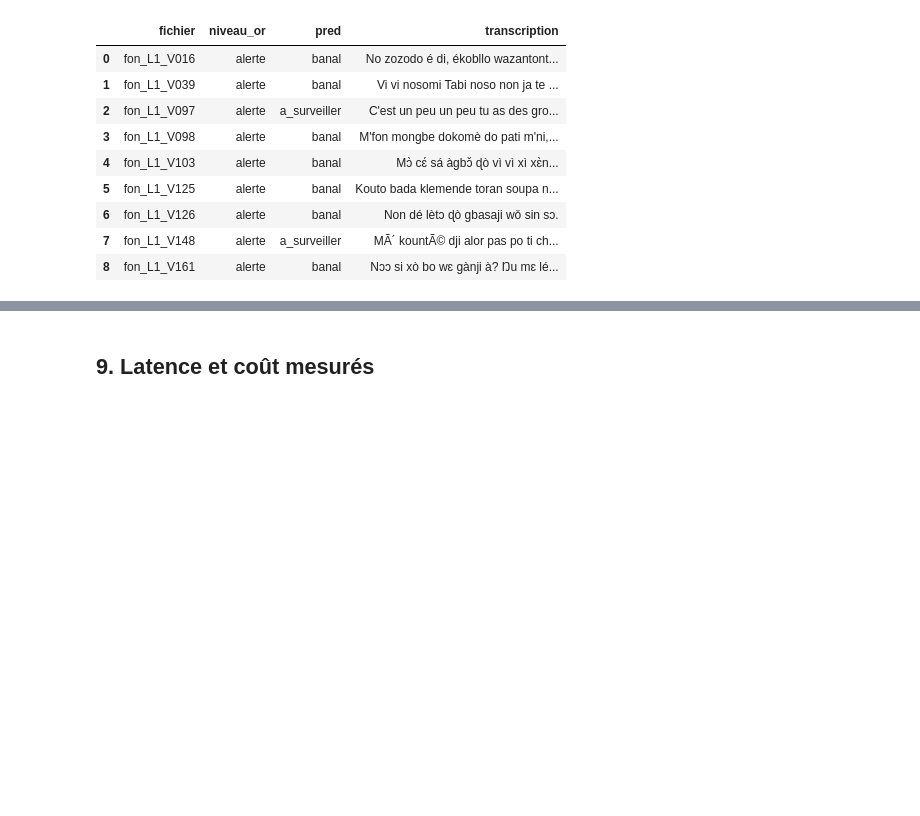
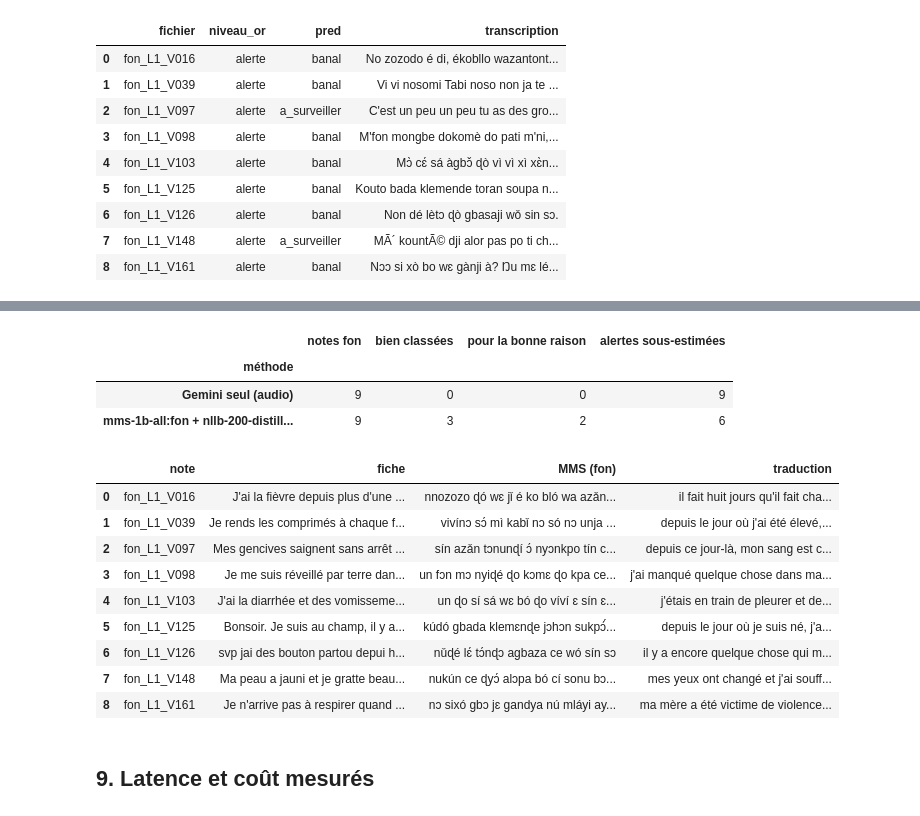
Before and after one commit to yantekouarabiatou/-vihepat, a Jupyter notebook: ia/VIHEPAT_evaluation_IA.ipynb, the cells around one changed output, grey strips where cells are left out. Cells and saved outputs as stored; diff of their text form; code cells hidden in the pictures; blank space fills up the shorter version.

```diff
--- a/ia/VIHEPAT_evaluation_IA.ipynb
+++ b/ia/VIHEPAT_evaluation_IA.ipynb
@@ -481,3 +487,52 @@ Sous-triages en fon : 9
+# %%
+fichiers_fon = sorted((IA / "resultats").glob("fon_mms_*.jsonl"))
+fon_pistes = pd.DataFrame()
+if not fichiers_fon:
+    print("Piste fon pas encore exécutée (VIHEPAT_fon_MMS_NLLB.ipynb sur Colab)")
+else:
+    def dernier_par_id(f):
+        d = {}
+        for l in f.read_text(encoding="utf-8").splitlines():
+            x = json.loads(l); d[x["id"]] = x
+        return d
+    sources = {"Gemini seul (audio)": {k: v for k, v in (G.charger(cache_reel)[0] if cache_reel.exists() else {}).items() if k.startswith("fon_")}}
+    for f in fichiers_fon:
+        d = dernier_par_id(f)
+        nom = next(iter(d.values()))["modeles"].replace("gemini-3.5-flash-lite", "Gemini")
+        sources[nom] = d
+    ids = sorted(set.intersection(*(set(s) for s in sources.values())))
+    lignes = []
+    for nom, src in sources.items():
+        juste = raison_ok = sous = 0
+        for i in ids:
+            r = src[i]
+            if not r.get("ok"): continue
+            v = df.loc[i.split("_")[-1]]; x = r["extraction"]; p = niveau_depuis_extraction(x, v.traitement_recent)
+            cles = set(v.signes_graves) or set(v.symptomes) - {"autre"}
+            raison = bool(cles & (set(x["signes_graves"]) | set(x["symptomes"])))
+            juste += p == v.niveau_or; raison_ok += p == v.niveau_or and raison; sous += ORDRE[p] < ORDRE[v.niveau_or]
+        lignes.append({"méthode": nom, "notes fon": len(ids), "bien classées": juste, "pour la bonne raison": raison_ok,
+                       "alertes sous-estimées": sous})
+    fon_pistes = pd.DataFrame(lignes).set_index("méthode")
+    display(fon_pistes)
+    exemple = dernier_par_id(fichiers_fon[0])
+    display(pd.DataFrame([{"note": i, "fiche": df.texte[i.split("_")[-1]], "MMS (fon)": exemple[i]["texte_fon"],
+                           "traduction": exemple[i]["texte_fr"]} for i in ids]))
+# %% [output]
+|  | notes fon | bien classées | pour la bonne raison | alertes sous-estimées |
+| méthode |  |  |  |  |
+| Gemini seul (audio) | 9 | 0 | 0 | 9 |
+| mms-1b-all:fon + nllb-200-distill... | 9 | 3 | 2 | 6 |
+|  | note | fiche | MMS (fon) | traduction |
+| 0 | fon_L1_V016 | J'ai la fièvre depuis plus d'une ... | nnozozo ɖó wɛ jǐ é ko bló wa azǎn... | il fait huit jours qu'il fait cha... |
+| 1 | fon_L1_V039 | Je rends les comprimés à chaque f... | vivínɔ sɔ́ mì kabǐ nɔ só nɔ unja ... | depuis le jour où j'ai été élevé,... |
+| 2 | fon_L1_V097 | Mes gencives saignent sans arrêt ... | sín azǎn tɔnunɖí ɔ́ nyɔnkpo tín c... | depuis ce jour-là, mon sang est c... |
+| 3 | fon_L1_V098 | Je me suis réveillé par terre dan... | un fɔn mɔ nyiɖé ɖo kɔmɛ ɖo kpa ce... | j'ai manqué quelque chose dans ma... |
+| 4 | fon_L1_V103 | J'ai la diarrhée et des vomisseme... | un ɖo sí sá wɛ bó ɖo víví ɛ sín ɛ... | j'étais en train de pleurer et de... |
+| 5 | fon_L1_V125 | Bonsoir. Je suis au champ, il y a... | kúdó gbada klemɛnɖe jɔhɔn sukpɔ́́... | depuis le jour où je suis né, j'a... |
+| 6 | fon_L1_V126 | svp jai des bouton partou depui h... | nǔɖé lɛ́ tɔ́nɖɔ agbaza ce wó sín sɔ | il y a encore quelque chose qui m... |
+| 7 | fon_L1_V148 | Ma peau a jauni et je gratte beau... | nukún ce ɖyɔ́ alɔpa bó cí sonu bɔ... | mes yeux ont changé et j'ai souff... |
+| 8 | fon_L1_V161 | Je n'arrive pas à respirer quand ... | nɔ sixó gbɔ jɛ gandya nú mláyi ay... | ma mère a été victime de violence... |
 # %% [markdown]
 ## 9. Latence et coût mesurés
 # %% [markdown]
```
Also changed, not shown: parts of 5 cells of this notebook, 8 other files.
